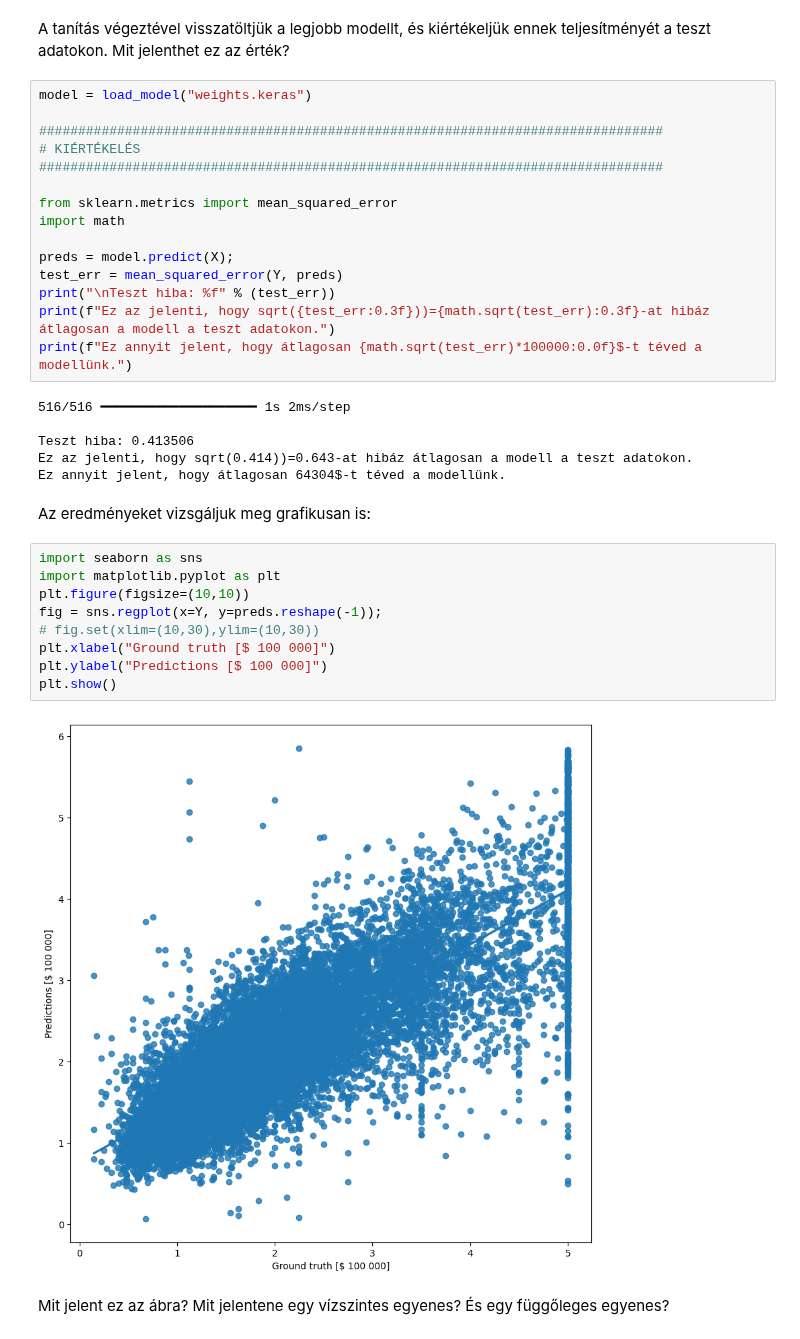
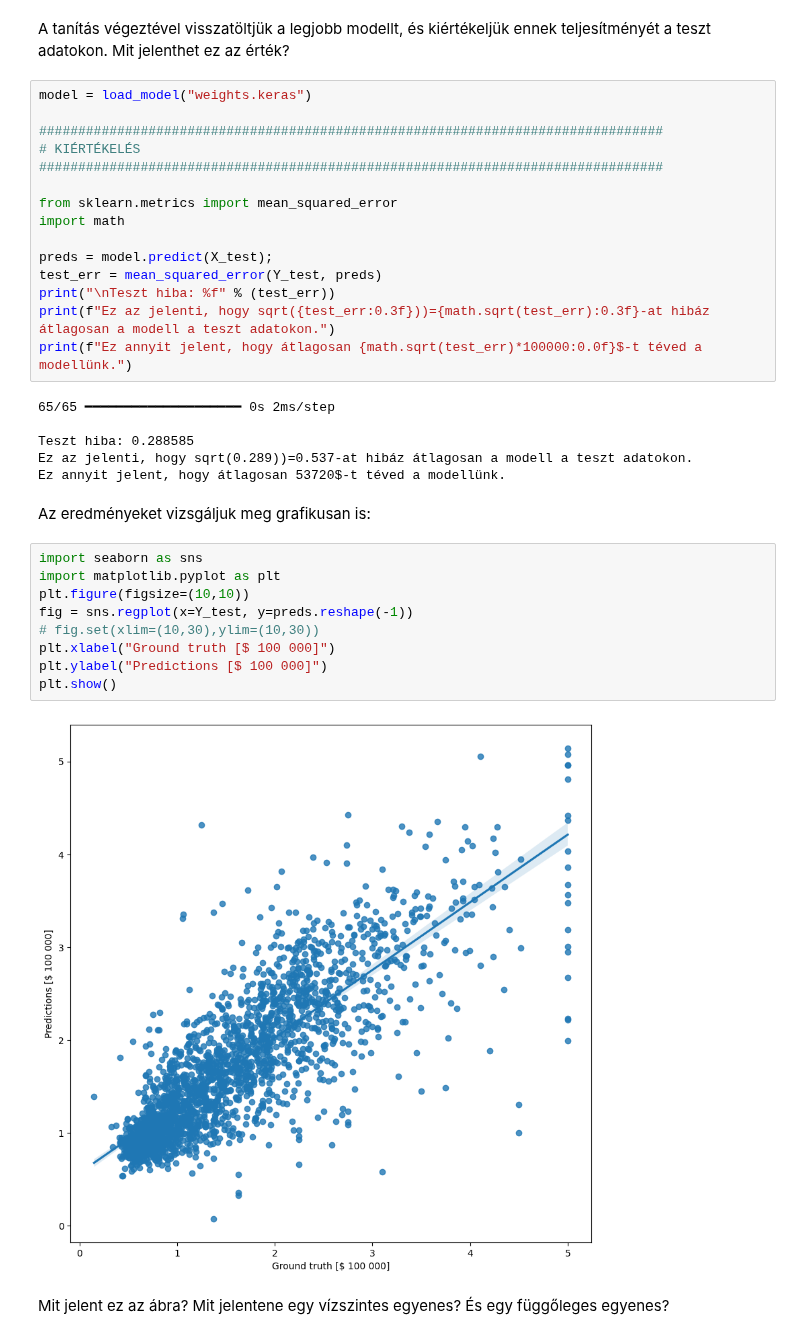
Before and after one commit to BrMrtn/GoogleColab, a Jupyter notebook: DeepLearning/DLlab_03_2_Keras_California_Housing_Regression_Task.ipynb, the cells around one changed output. Saved outputs shown, nothing was run; the diff lists cells and outputs as text.

```diff
--- a/DeepLearning/DLlab_03_2_Keras_California_Housing_Regression_Task.ipynb
+++ b/DeepLearning/DLlab_03_2_Keras_California_Housing_Regression_Task.ipynb
@@ -181,29 +181,29 @@ model = load_model("weights.keras")
 from sklearn.metrics import mean_squared_error
 import math
 
-preds = model.predict(X);
-test_err = mean_squared_error(Y, preds)
+preds = model.predict(X_test);
+test_err = mean_squared_error(Y_test, preds)
 print("\nTeszt hiba: %f" % (test_err))
 print(f"Ez az jelenti, hogy sqrt({test_err:0.3f}))={math.sqrt(test_err):0.3f}-at hibáz átlagosan a modell a teszt adatokon.")
 print(f"Ez annyit jelent, hogy átlagosan {math.sqrt(test_err)*100000:0.0f}$-t téved a modellünk.")
 # %% [output]
-516/516 ━━━━━━━━━━━━━━━━━━━━ 1s 2ms/step
+65/65 ━━━━━━━━━━━━━━━━━━━━ 0s 2ms/step
 
-Teszt hiba: 0.413506
-Ez az jelenti, hogy sqrt(0.414))=0.643-at hibáz átlagosan a modell a teszt adatokon.
-Ez annyit jelent, hogy átlagosan 64304$-t téved a modellünk.
+Teszt hiba: 0.288585
+Ez az jelenti, hogy sqrt(0.289))=0.537-at hibáz átlagosan a modell a teszt adatokon.
+Ez annyit jelent, hogy átlagosan 53720$-t téved a modellünk.
 # %% [markdown]
 Az eredményeket vizsgáljuk meg grafikusan is:
 # %%
 import seaborn as sns
 import matplotlib.pyplot as plt
 plt.figure(figsize=(10,10))
-fig = sns.regplot(x=Y, y=preds.reshape(-1));
+fig = sns.regplot(x=Y_test, y=preds.reshape(-1))
 # fig.set(xlim=(10,30),ylim=(10,30))
 plt.xlabel("Ground truth [$ 100 000]")
 plt.ylabel("Predictions [$ 100 000]")
 plt.show()
 # %% [output]
-[figure, old version]
+[figure, new version]
 # %% [markdown]
 Mit jelent ez az ábra? Mit jelentene egy vízszintes egyenes? És egy függőleges egyenes?
```
Also changed, not shown: parts of 1 cell of this notebook.
